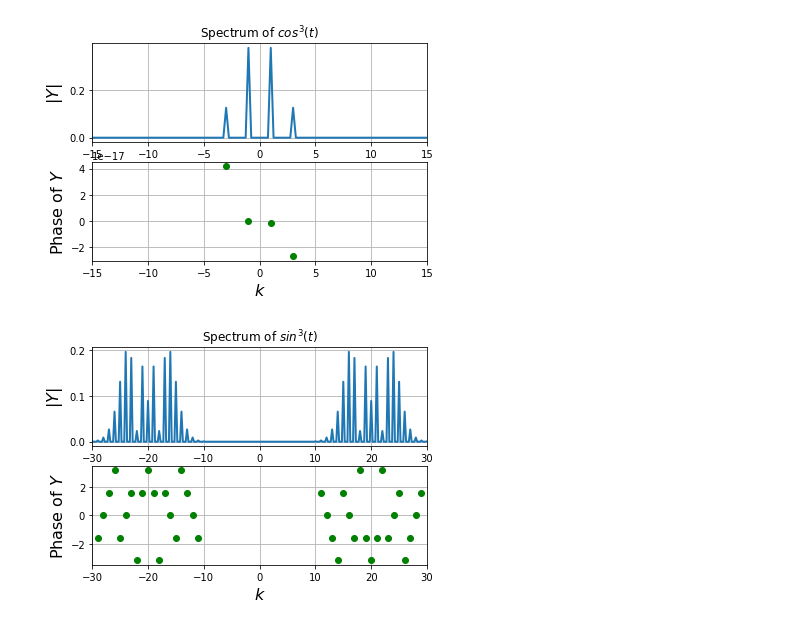
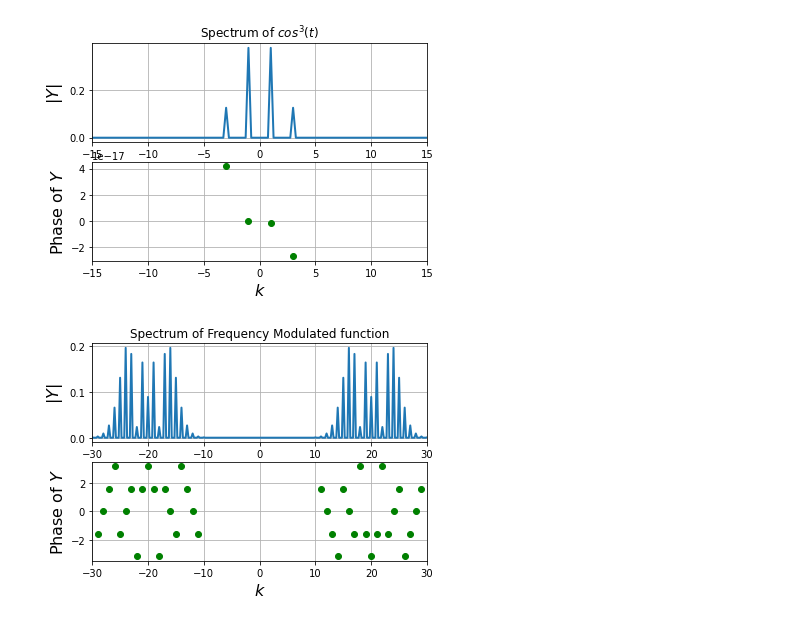
Before and after one commit to sagnik3141/EE2703, a Jupyter notebook: Assignment 8/Untitled.ipynb, the cells around one changed output. Cells and saved outputs as stored; diff of their text form; code cells hidden in the pictures.

```diff
--- a/Assignment 8/Untitled.ipynb
+++ b/Assignment 8/Untitled.ipynb
@@ -142,25 +140,25 @@ show()
 # %% [output]
 [figure]
 # %%
-# Spectrum of sin^3(t)
+# Spectrum of FM
 t=linspace(-4*pi,4*pi,513);t=t[:-1]
 y=cos(20*t+5*cos(t))
 Y=fftshift(fft(y))/512.0
 w=linspace(-64,64,513);w=w[:-1]
 figure()
 subplot(2,1,1)
 plot(w,abs(Y),lw=2)
 xlim([-30,30])
 ylabel(r"$|Y|$",size=16)
-title(r"Spectrum of $sin^3(t)$")
+title(r"Spectrum of Frequency Modulated function")
 grid(True)
 subplot(2,1,2)
 ii=where(abs(Y)>1e-3)
 plot(w[ii],angle(Y[ii]),'go',lw=2)
 xlim([-30,30])
 ylabel(r"Phase of $Y$",size=16)
 xlabel(r"$k$",size=16)
 grid(True)
 show()
 # %% [output]
-[figure, old version]
+[figure, new version]
```
Also changed, not shown: parts of 3 cells of this notebook, 17 other files.
